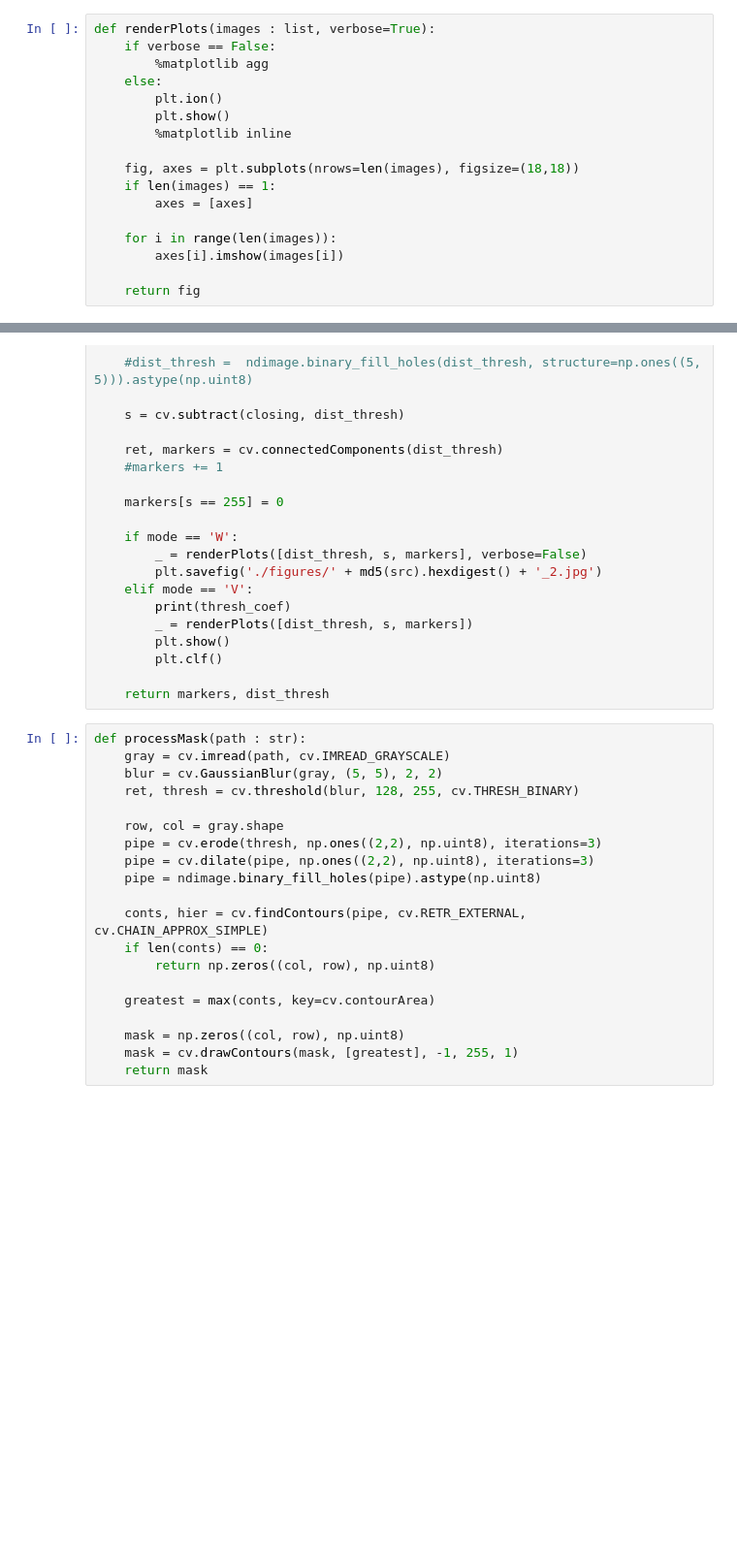
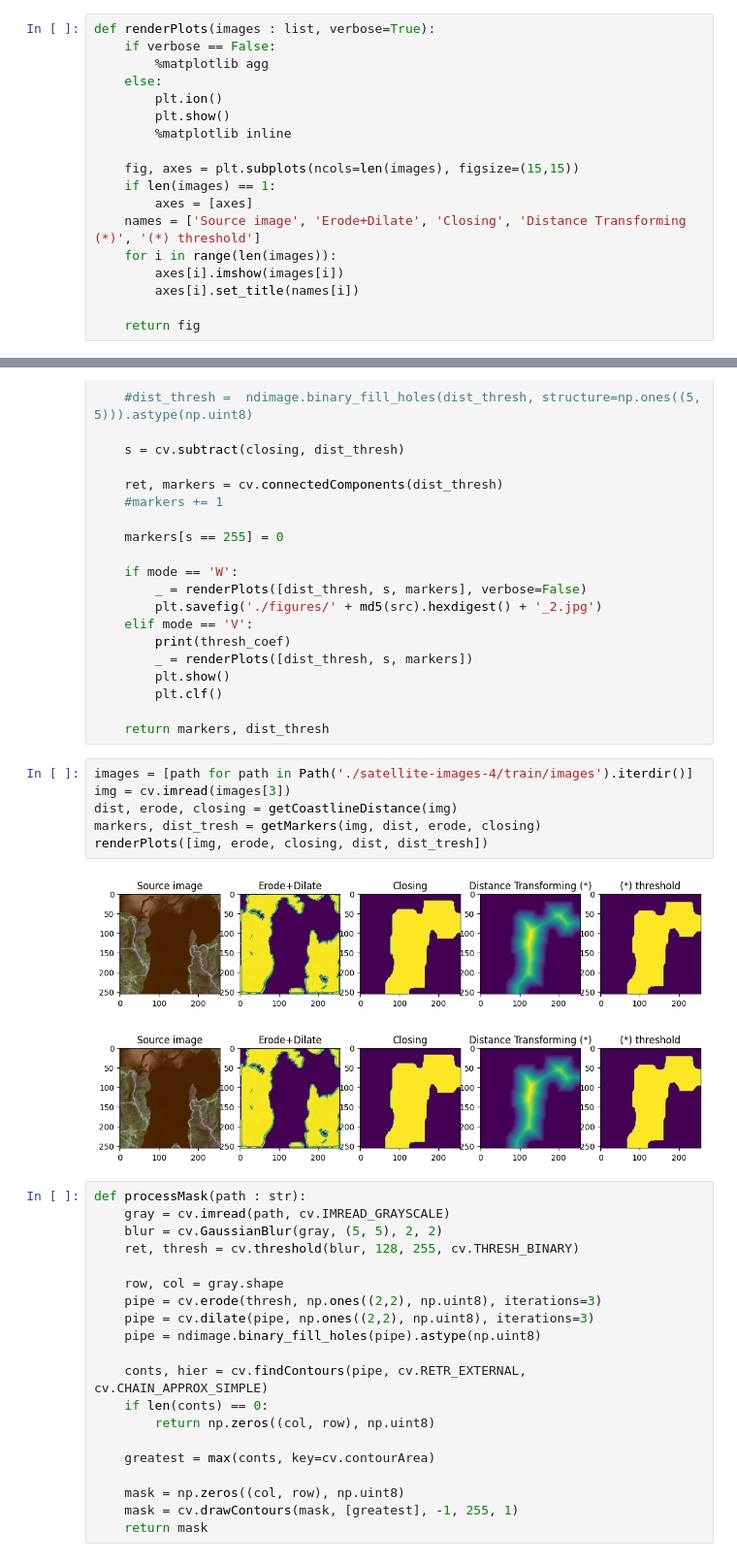
Before and after one commit to blvckmarker/excellent-coastlines, a Jupyter notebook: pipeline.ipynb, the cells around one changed output, grey strips where cells are left out. Shown at 97% size. Saved outputs shown, nothing was run; the diff lists cells and outputs as text; blank space fills up the shorter version.

```diff
--- a/pipeline.ipynb
+++ b/pipeline.ipynb
@@ -86,12 +86,13 @@ def renderPlots(images : list, verbose=True):
         plt.show()
         %matplotlib inline
 
-    fig, axes = plt.subplots(nrows=len(images), figsize=(18,18))
+    fig, axes = plt.subplots(ncols=len(images), figsize=(15,15))
     if len(images) == 1:
         axes = [axes]
-
+    names = ['Source image', 'Erode+Dilate', 'Closing', 'Distance Transforming (*)', '(*) threshold']
     for i in range(len(images)):
         axes[i].imshow(images[i])
+        axes[i].set_title(names[i])
 
     return fig
 # %%
@@ -164,6 +165,15 @@ def getMarkers(src : np.ndarray, dist : np.ndarray, dilate : np.ndarray, closing
         plt.clf()
 
     return markers, dist_thresh
+# %%
+images = [path for path in Path('./satellite-images-4/train/images').iterdir()]
+img = cv.imread(images[3])
+dist, erode, closing = getCoastlineDistance(img)
+markers, dist_tresh = getMarkers(img, dist, erode, closing)
+renderPlots([img, erode, closing, dist, dist_tresh])
+# %% [output]
+[figure, added]
+[figure, added]
 # %%
 def processMask(path : str):
     gray = cv.imread(path, cv.IMREAD_GRAYSCALE)
```
Also changed, not shown: parts of 15 cells of this notebook, 7 other files.
